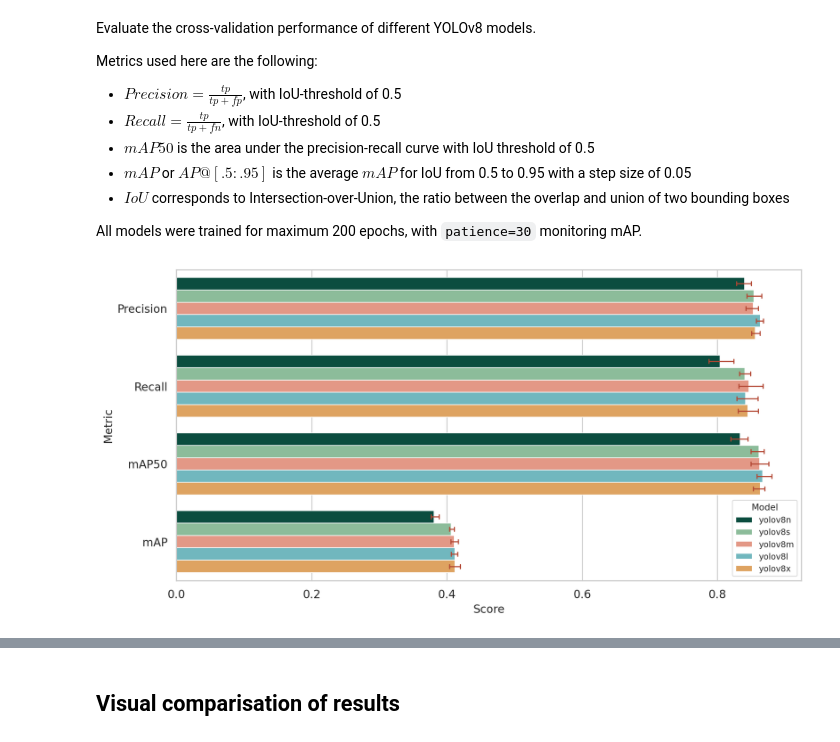
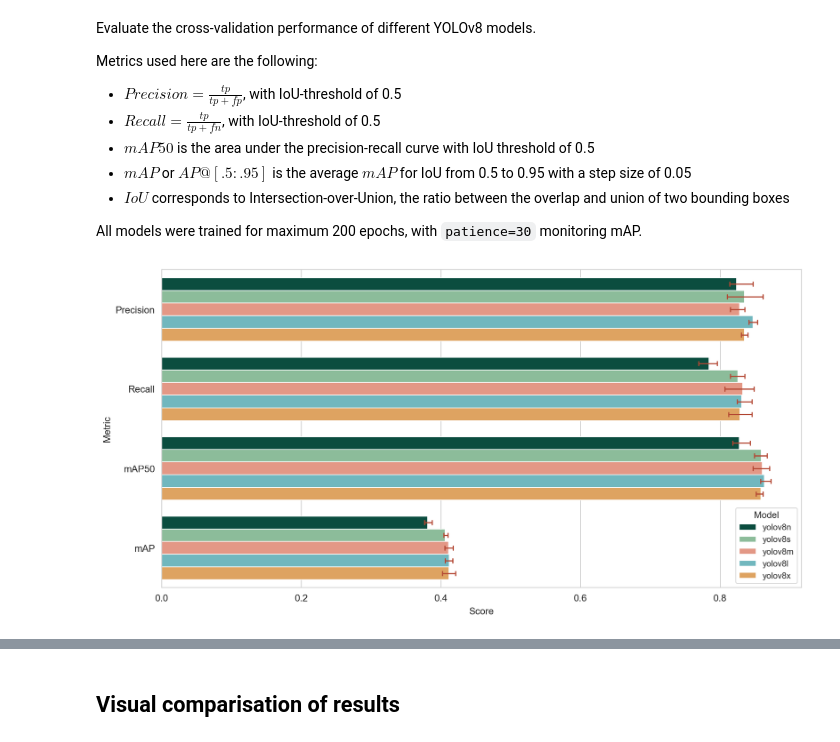
Before and after one commit to mayrajeo/ship-detection, a Jupyter notebook: nbs/detection_results.ipynb, the cells around one changed output, grey strips where cells are left out. Cells and saved outputs as stored; diff of their text form; code cells hidden in the pictures.

```diff
--- a/nbs/detection_results.ipynb
+++ b/nbs/detection_results.ipynb
@@ -51,38 +52,39 @@ pres = []
 recs = []
 mAP50s = []
 mAPs = []
 
 models = ['yolov8n_Adam', 'yolov8s_Adam', 'yolov8m_Adam',
           'yolov8l_Adam', 'yolov8x_Adam']
 folds = os.listdir(model_path/models[1])
 
 results = []
 for m in models:
     for f in folds:
         res = pd.read_csv(model_path/m/f/'results.csv')
         res.rename(columns=lambda x: x.strip(), inplace=True)
-        pre = np.array(res['metrics/precision(B)']).max()
-        rec = np.array(res['metrics/recall(B)']).max()
-        mAP50 = np.array(res['metrics/mAP50(B)']).max()
-        mAP = np.array(res['metrics/mAP50-95(B)']).max()
+        best_ix = res['metrics/mAP50-95(B)'].argmax()
+        pre = np.array(res['metrics/precision(B)'])[best_ix]
+        rec = np.array(res['metrics/recall(B)'])[best_ix]
+        mAP50 = np.array(res['metrics/mAP50(B)'])[best_ix]
+        mAP = np.array(res['metrics/mAP50-95(B)'])[best_ix]
 
         results.append([m.split('_')[0],f,pre, rec, mAP50, mAP])
 resdf = pd.DataFrame(columns=['Model', 'fold', 'Precision', 'Recall', 'mAP50', 'mAP'], data=results)
 sns.set_style('whitegrid')
 fig, ax = plt.subplots(1,1, figsize=(12,6), dpi=200)
 ax.set_ylim([0,1])
 
 with sns.plotting_context('paper'):
     sns.barplot(y='variable', x='value', hue='Model', data=pd.melt(resdf, id_vars=['Model', 'fold']),
                 palette=colors5, errorbar=('ci', 100), capsize=.25, errcolor='#b34733', errwidth=1.2)
     sns.move_legend(ax, 'lower right')
     plt.ylabel('Metric')
     plt.xlabel('Score')
     plt.savefig('../figures/val_results.jpeg', bbox_inches='tight', dpi=300)
 
     plt.show()
 # %% [output]
-[figure, old version]
+[figure, new version]
 # %%
 resdf.pivot_table(values=['Precision', 'Recall', 'mAP50', 'mAP'], index=['Model'],
                   aggfunc={'Precision':[min, max, np.mean],
```
Also changed, not shown: parts of 3 cells of this notebook, 5 other files.
